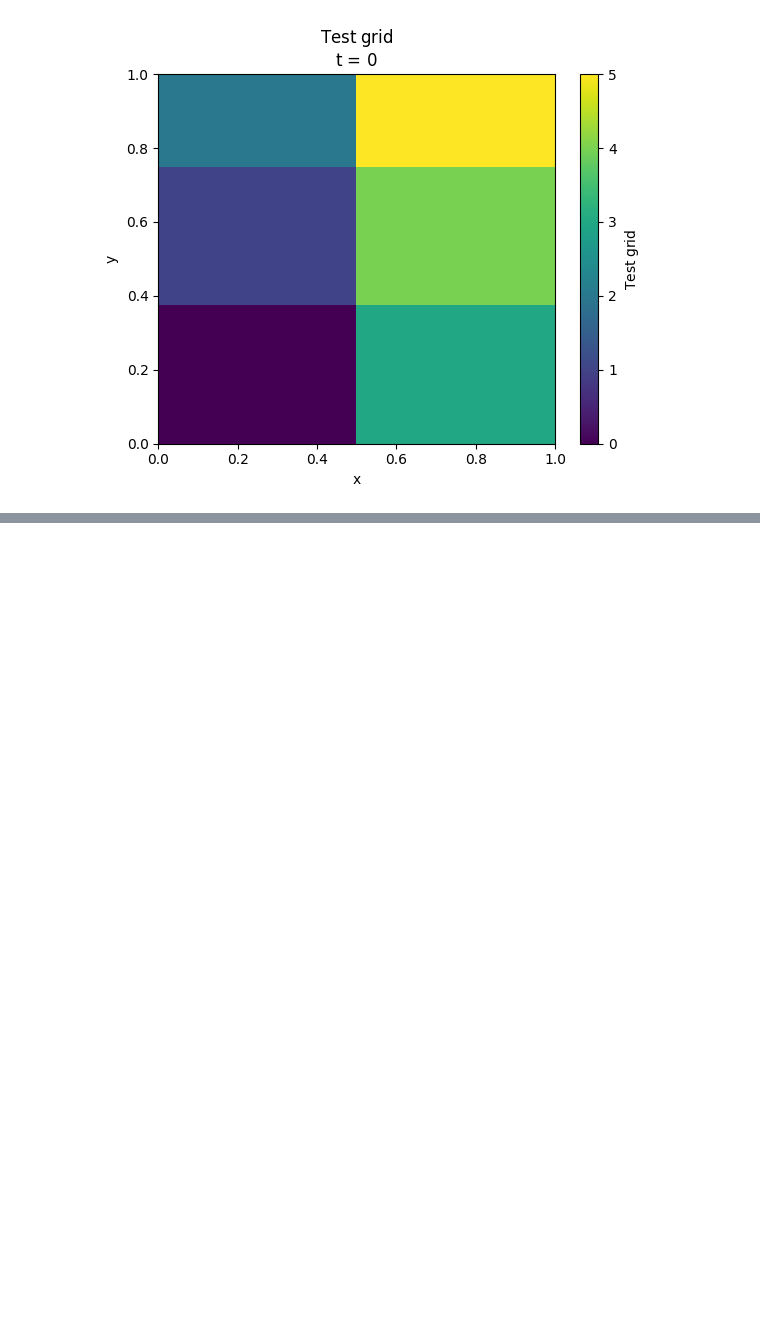
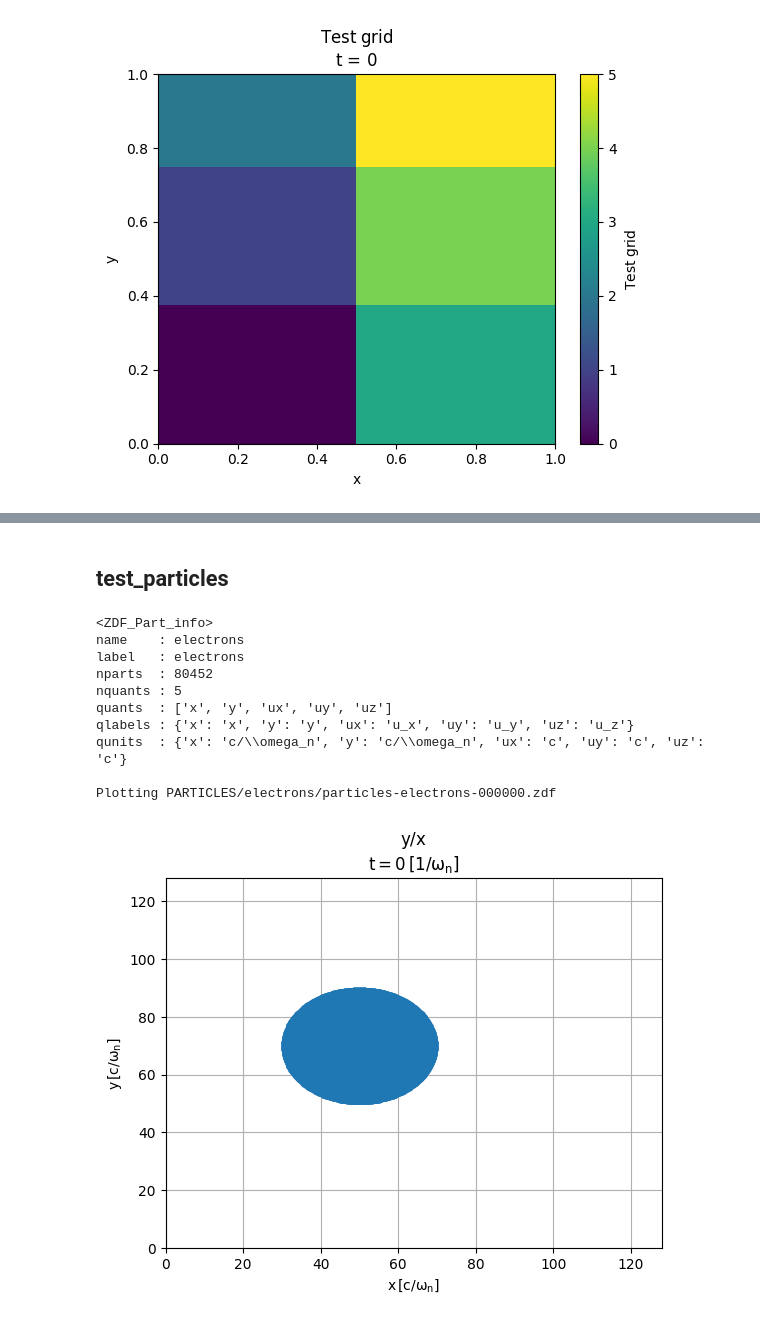
Before and after one commit to ricardo-fonseca/zpic-parallel, a Jupyter notebook: mpi/Debug.ipynb, the cells around one changed output, grey strips where cells are left out. Drawn from its saved outputs; the diff is of its cells as text; code cells hidden in the pictures; blank space fills up the shorter version.

```diff
--- a/mpi/Debug.ipynb
+++ b/mpi/Debug.ipynb
@@ -54,0 +63,23 @@ Plotting EMF/Ez-001500.zdf
+# %% [markdown]
+## test_particles
+# %%
+import zdf
+import visxd
+
+info = zdf.info("PARTICLES/electrons/particles-electrons-000000.zdf")
+print( info.particles )
+
+visxd.plot_part("PARTICLES/electrons/particles-electrons", 0,
+                xlim= [0,128], ylim = [0,128] )
+# %% [output]
+<ZDF_Part_info>
+name    : electrons
+label   : electrons
+nparts  : 80452
+nquants : 5
+quants  : ['x', 'y', 'ux', 'uy', 'uz']
+qlabels : {'x': 'x', 'y': 'y', 'ux': 'u_x', 'uy': 'u_y', 'uz': 'u_z'}
+qunits  : {'x': 'c/\\omega_n', 'y': 'c/\\omega_n', 'ux': 'c', 'uy': 'c', 'uz': 'c'}
+
+Plotting PARTICLES/electrons/particles-electrons-000000.zdf
+[figure, added]
```
Also changed, not shown: parts of 6 cells of this notebook, 22 other files.
